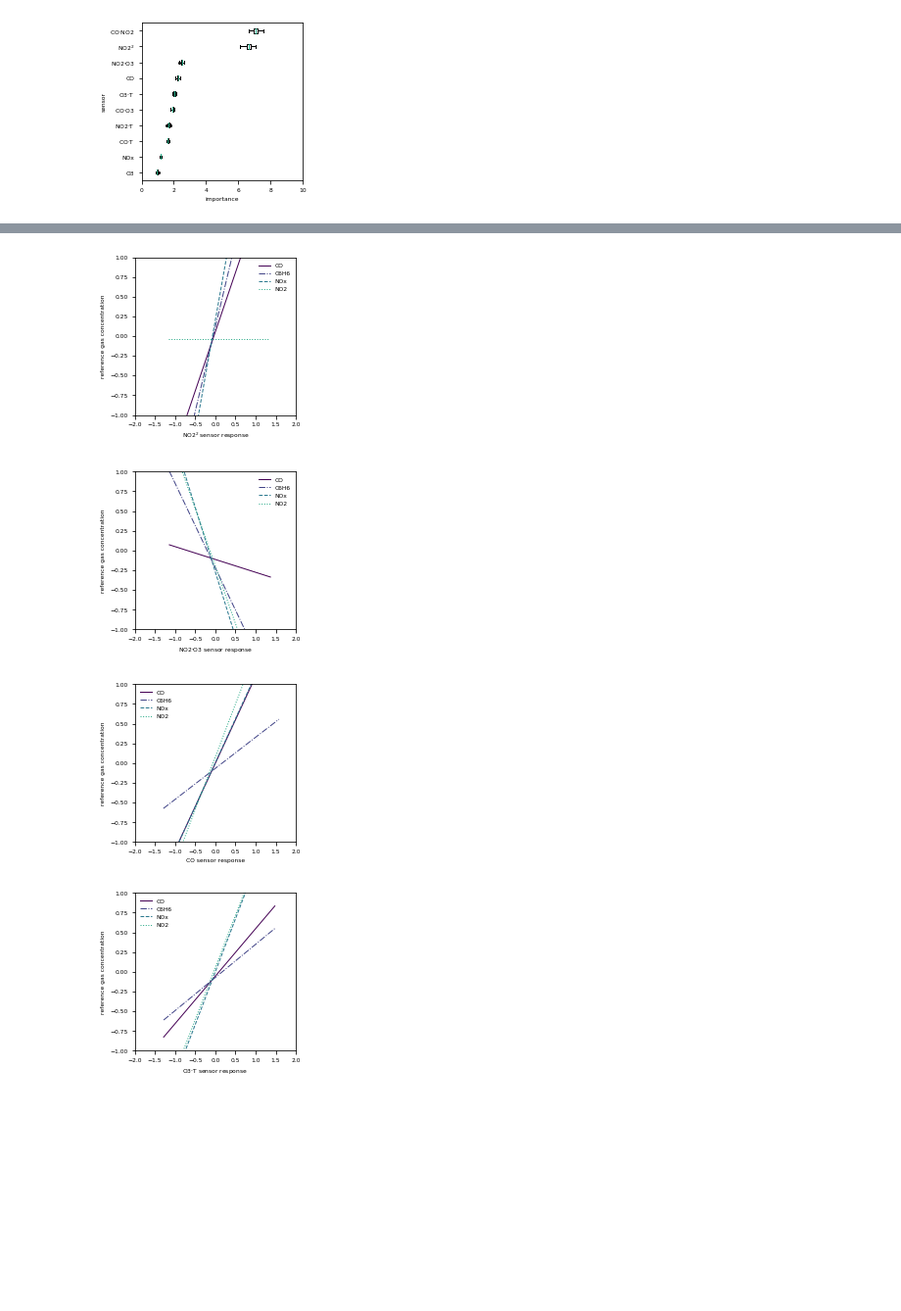
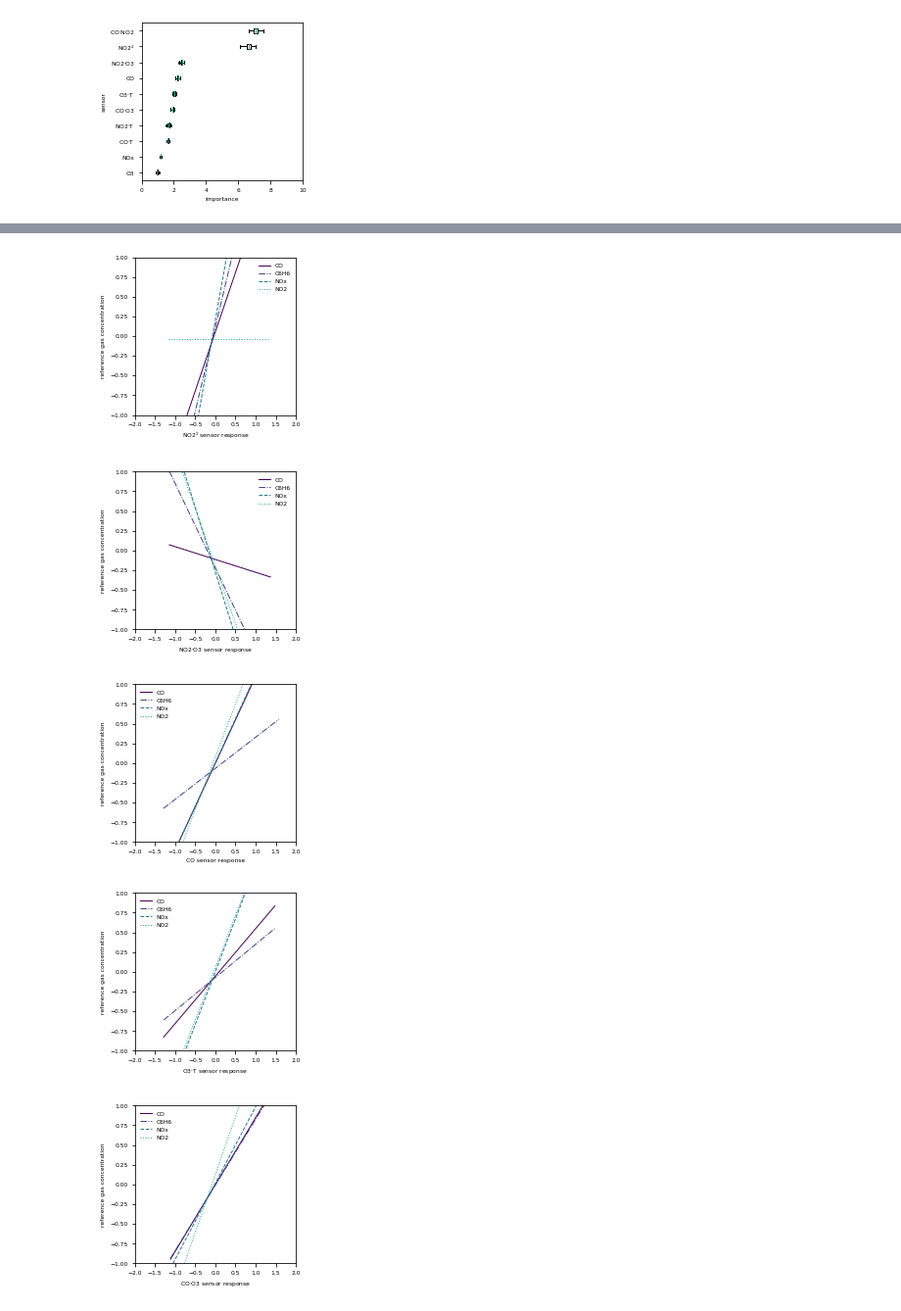
Before and after one commit to gtancev/Chemical-Sensor-Data, a Jupyter notebook: LR_sklearn/main_LR.ipynb, the cells around one changed output, grey strips where cells are left out. Shown: that part at 98% size. Drawn from its saved outputs; the diff is of its cells as text; code cells hidden in the pictures; blank space fills up the shorter version.

```diff
--- a/LR_sklearn/main_LR.ipynb
+++ b/LR_sklearn/main_LR.ipynb
@@ -256,23 +256,24 @@ plt.show()
 # %%
 # Compute and plot partial dependences.
 linestyles = ["-","-.","--",":"]
 
-for i, l in enumerate(labels_[::-1][0:5]):
+for i, l in enumerate(labels_[::-1][0:6]):
     y_, x_ = partial_dependence(model1, X, l)
     fig = plt.figure(figsize=(2.95,2.95))
     colors = plt.cm.Wistia(np.linspace(0,1,4))
     for k, label in enumerate(Y.columns):
         plt.plot(x_[0], y_[k].ravel(), linestyles[k], color=plt.cm.viridis((k)*1/5), label=label[:-4])
     plt.xlabel(l+" sensor response")
     plt.ylabel("reference gas concentration")
     plt.legend(loc=0,frameon=False)
     plt.xlim((-2.0,2.0))
     plt.ylim((-1.0,1.0))
     plt.savefig("./figures/pdp_"+str(i), dpi=900,transparent=True,orientation='landscape',bbox_inches='tight')
     plt.show()
 # %% [output]
 [figure]
 [figure]
 [figure]
 [figure]
 [figure]
+[figure, added]
```
Also changed, not shown: 26 other files.
